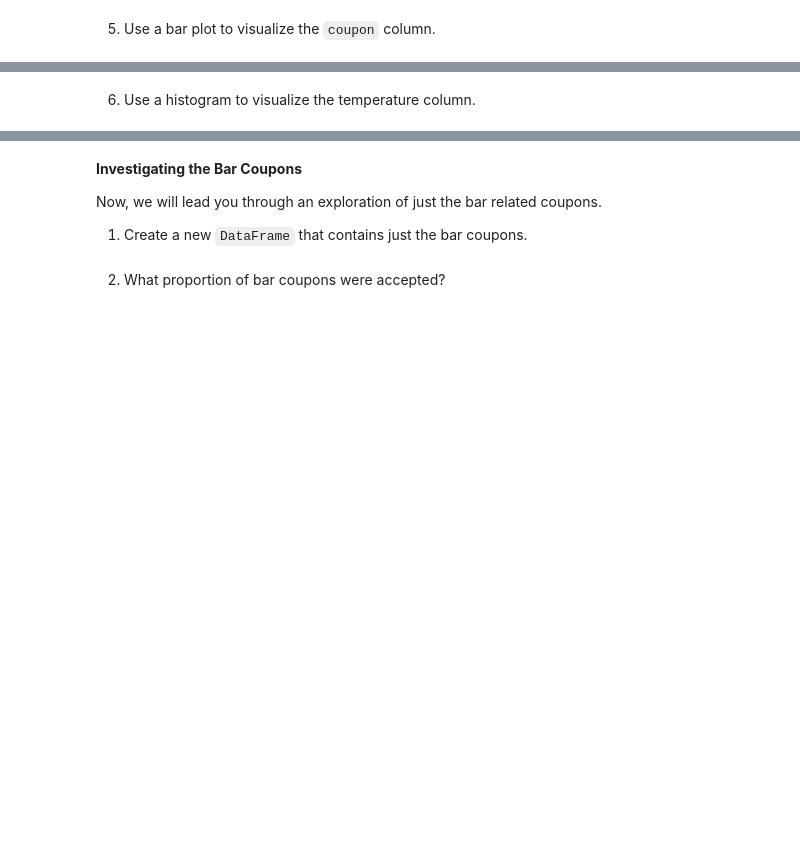
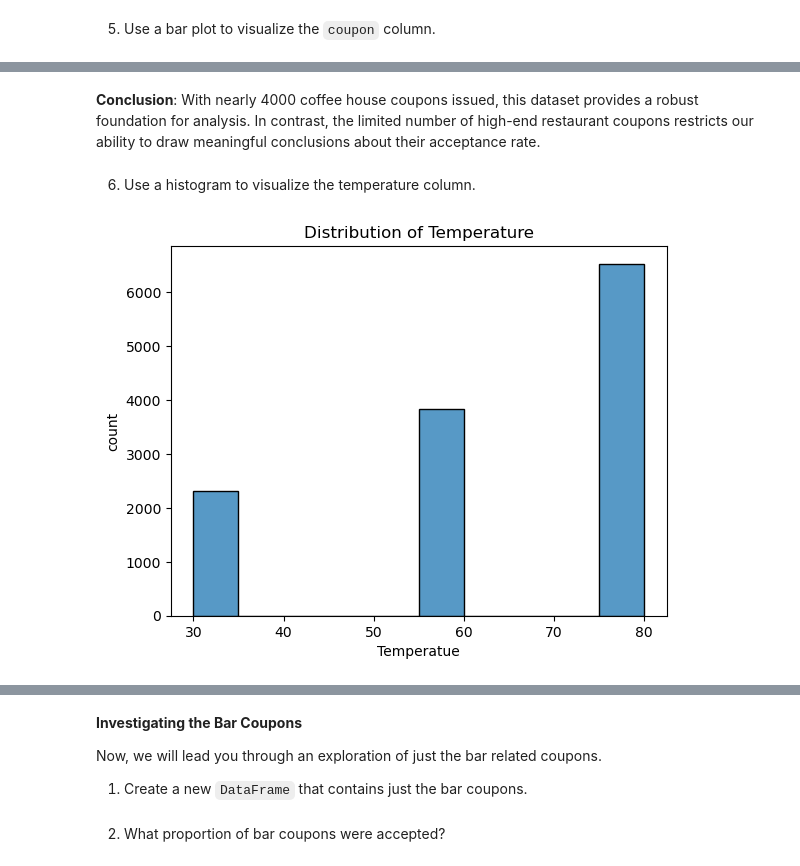
Before and after one commit to RSellathurai/MLAI-MOD5-PAA-01, a Jupyter notebook: prompt.ipynb, the cells around one changed output, grey strips where cells are left out. Drawn from its saved outputs; the diff is of its cells as text; code cells hidden in the pictures; blank space fills up the shorter version.

```diff
--- a/prompt.ipynb
+++ b/prompt.ipynb
@@ -146,2 +158,14 @@ plt.show()
+# %% [markdown]
+**Conclusion**:
+With nearly 4000 coffee house coupons issued, this dataset provides a robust foundation for analysis. In contrast, the limited number of high-end restaurant coupons restricts our ability to draw meaningful conclusions about their acceptance rate.
 # %% [markdown]
 6. Use a histogram to visualize the temperature column.
+# %%
+# Plot using Seaborn's histplot
+sns.histplot(data=data, x='temperature', bins = 10)
+plt.xlabel('Temperatue')
+plt.ylabel('count')
+plt.title('Distribution of Temperature')
+plt.show()
+# %% [output]
+[figure, added]
```
Also changed, not shown: parts of 52 cells of this notebook.
